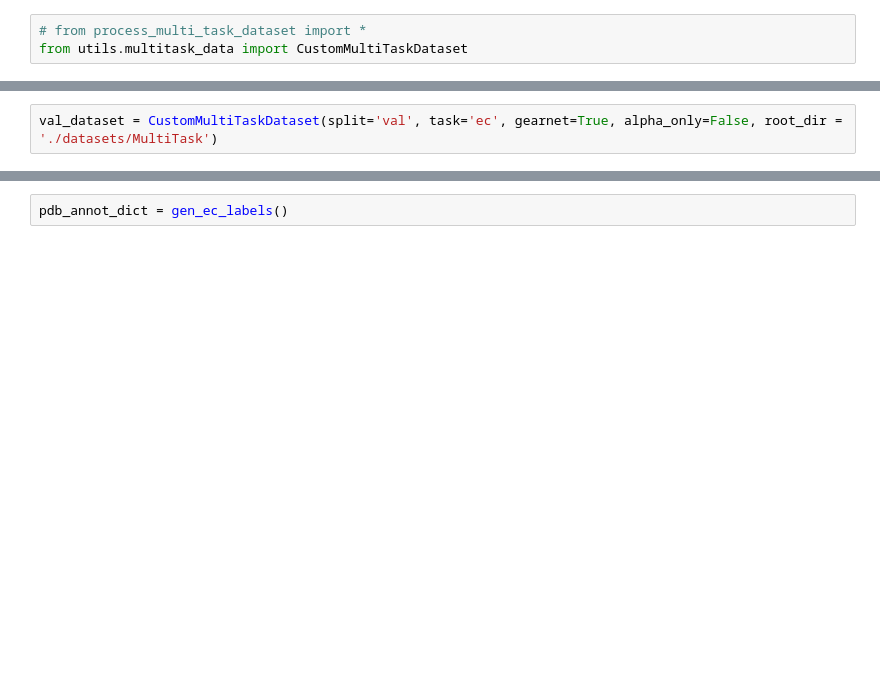
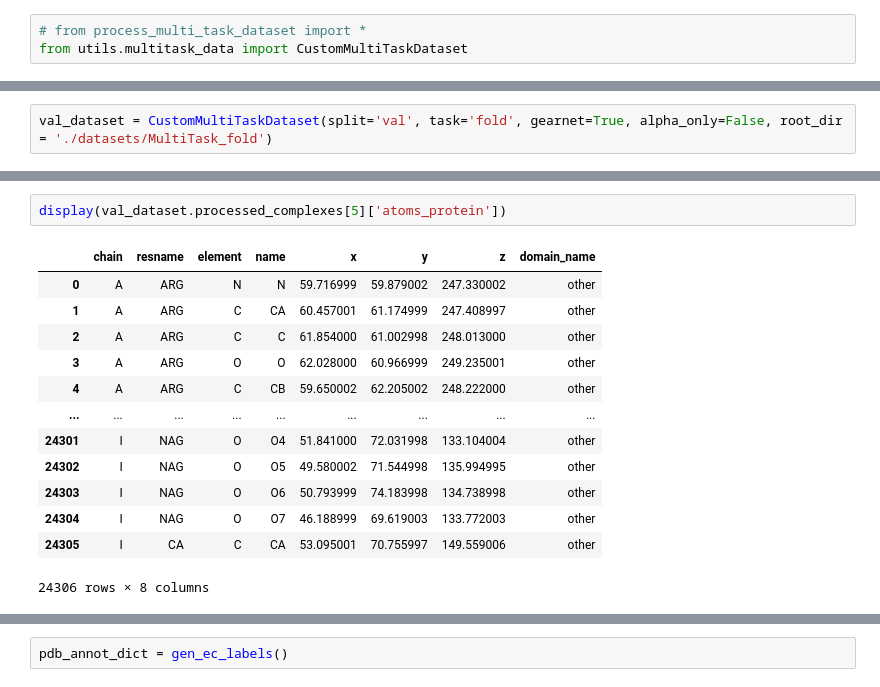
Before and after one commit to hanrthu/GMSL, a Jupyter notebook: test.ipynb, the cells around one changed output, grey strips where cells are left out. Cells and saved outputs as stored; diff of their text form; blank space fills up the shorter version.

Commit message:
add fold task

```diff
--- a/test.ipynb
+++ b/test.ipynb
@@ -4,3 +7,3 @@ from utils.multitask_data import CustomMultiTaskDataset
 # %%
-val_dataset = CustomMultiTaskDataset(split='val', task='ec', gearnet=True, alpha_only=False, root_dir = './datasets/MultiTask')
+val_dataset = CustomMultiTaskDataset(split='val', task='fold', gearnet=True, alpha_only=False, root_dir = './datasets/MultiTask_fold')
 # %% [output]
@@ -16,0 +40,16 @@ Dataset size: 507
+# %%
+display(val_dataset.processed_complexes[5]['atoms_protein'])
+# %% [output]
+|  | chain | resname | element | name | x | y | z | domain_name |
+| 0 | A | ARG | N | N | 59.716999 | 59.879002 | 247.330002 | other |
+| 1 | A | ARG | C | CA | 60.457001 | 61.174999 | 247.408997 | other |
+| 2 | A | ARG | C | C | 61.854000 | 61.002998 | 248.013000 | other |
+| 3 | A | ARG | O | O | 62.028000 | 60.966999 | 249.235001 | other |
+| 4 | A | ARG | C | CB | 59.650002 | 62.205002 | 248.222000 | other |
+| ... | ... | ... | ... | ... | ... | ... | ... | ... |
+| 24301 | I | NAG | O | O4 | 51.841000 | 72.031998 | 133.104004 | other |
+| 24302 | I | NAG | O | O5 | 49.580002 | 71.544998 | 135.994995 | other |
+| 24303 | I | NAG | O | O6 | 50.793999 | 74.183998 | 134.738998 | other |
+| 24304 | I | NAG | O | O7 | 46.188999 | 69.619003 | 133.772003 | other |
+| 24305 | I | CA | C | CA | 53.095001 | 70.755997 | 149.559006 | other |
+24306 rows × 8 columns
```
Also changed, not shown: parts of 12 cells of this notebook, 28 other files.
